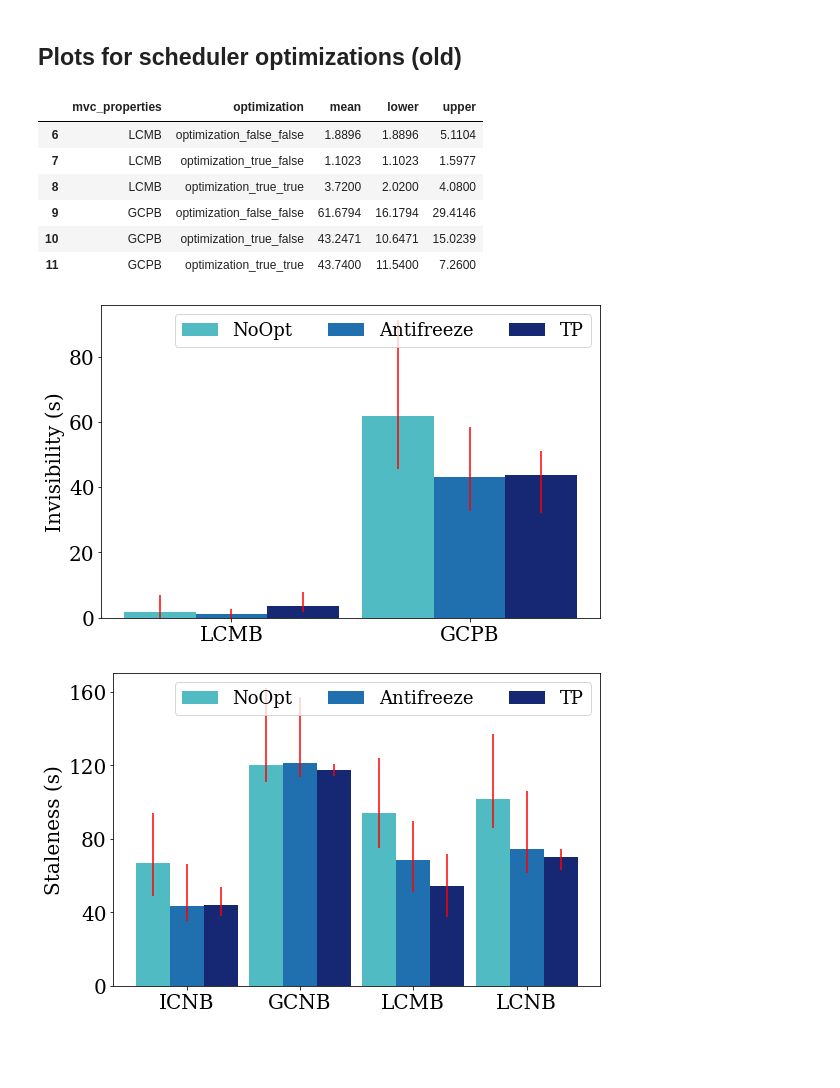
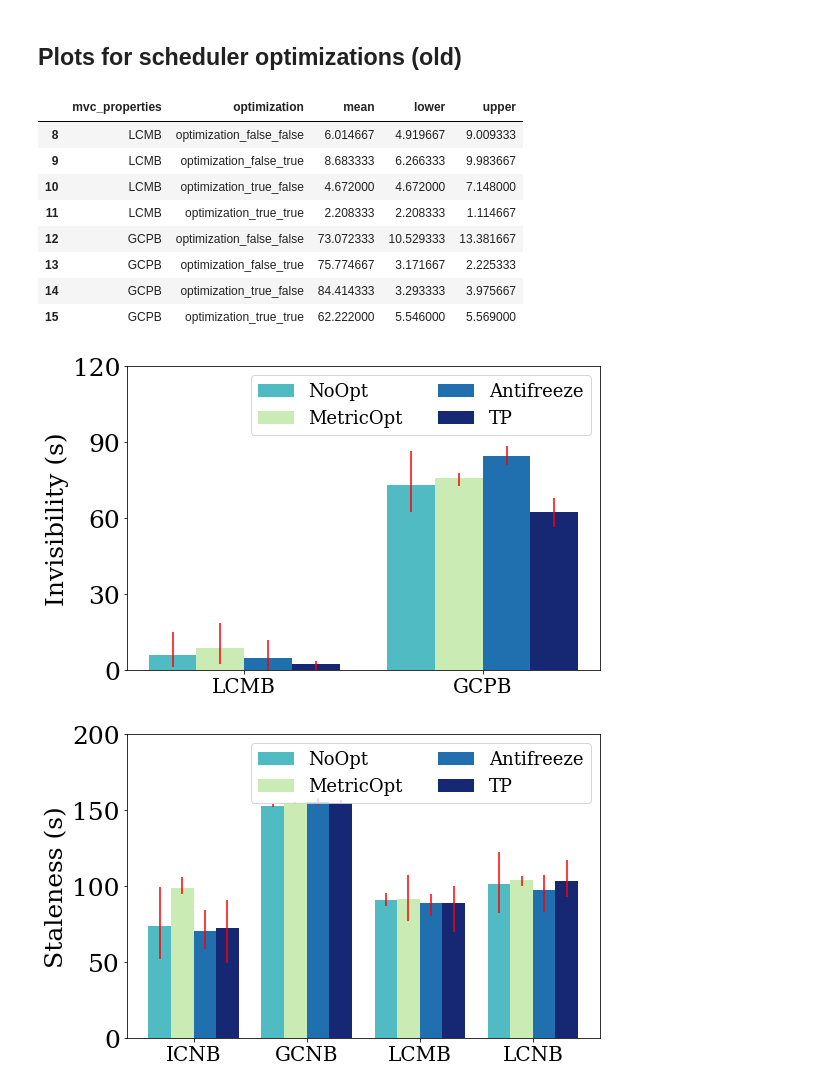
Before and after one commit to transactional-panorama/TP, a Jupyter notebook: superset/ace_driver/test_suite/notebooks/summarize_results.ipynb, the cells around one changed output. Cells and saved outputs as stored; diff of their text form; code cells hidden in the pictures; blank space fills up the shorter version.

```diff
--- a/superset/ace_driver/test_suite/notebooks/summarize_results.ipynb
+++ b/superset/ace_driver/test_suite/notebooks/summarize_results.ipynb
@@ -907,29 +907,34 @@ plot_line_chart(df=sl_df,
 # %%
 opt_name_dict = {"optimization_false_false": "NoOpt",
                  "optimization_true_false": "Antifreeze",
-                 "optimization_false_true": "Metrics",
-                 "optimization_true_true": "TP"}
+                 "optimization_false_true": "MetricOpt",
+                 "optimization_true_true": "TP",
+                 "optimization_metrics": "Metrics"}
 opt_color_dict = {"optimization_false_false": GRAPH_COLOR(120),
                  "optimization_true_false": GRAPH_COLOR(180),
                  "optimization_false_true": GRAPH_COLOR(60),
-                 "optimization_true_true": GRAPH_COLOR(240)}
+                 "optimization_true_true": GRAPH_COLOR(240),
+                 "optimization_metrics": GRAPH_COLOR(60)}
 
 opt_marker_dict = {"optimization_false_false": "o",
                  "optimization_true_false": "v",
                  "optimization_false_true": "^",
-                 "optimization_true_true": "s"}
+                 "optimization_true_true": "s",
+                 "optimization_metrics": "^"}
 
-opt_marker_size = 20
+opt_marker_size = 15
 
 opt_viewport_str = "opt_viewport"
 opt_exec_time_str = "opt_exec_time"
+metrics_str = "metrics"
+opt_metrics_str = "opt_metrics"
 opt_str = "optimization"
 opt_fig_size = (fig_width, fig_height)
-opt_bar_width = 0.3
+opt_bar_width = 0.2
 opt_iv_max = 80
 opt_sl_max = 160
 num_y_ticks = 4
-ncol = 3
+ncol = 2
 opt_legend_size = 18
 def read_raw_data_for_optimizations(result_home):
     df = pd.DataFrame(columns=[mvc_str, opt_str, run_str, iv_str, sl_str, iv_sl_str, tt_str])
@@ -961,7 +966,10 @@ def read_raw_data_for_optimizations_new(result_home):
                     run = parse_int(os.path.basename(root))
                     mvc_result = result[mvc_str]
                     explore_result = result[explore_str]
-                    opt_result = f'{opt_str}_{result[opt_exec_time_str]}_{result[opt_viewport_str]}'
+                    if opt_metrics_str in result and result[opt_metrics_str]:
+                        opt_result = f'{opt_str}_{metrics_str}'
+                    else:
+                        opt_result = f'{opt_str}_{result[opt_exec_time_str]}_{result[opt_viewport_str]}'
                     iv = float(result[iv_str])
                     sl = float(result[sl_str])
                     iv_sl = iv + sl
@@ -1207,21 +1276,27 @@ new_df = ln_sl_df.set_index([explore_str, opt_str])
 # %% [markdown]
 ## Plots for scheduler optimizations (old)
+# %%
+opt_x_tick_size = 20
+opt_y_tick_size = 25
+opt_label_size = 25
 # %%
-result_home = os.path.join(experiment_home, opt_str, "random_regular_change")
+result_home = os.path.join(experiment_home, opt_str + "_random")
 raw_df = read_raw_data_for_optimizations(result_home)
-raw_df = raw_df[raw_df["optimization"] != "optimization_false_true"]
+#raw_df = raw_df[raw_df["optimization"] != "optimization_false_true"]
 # %%
 agg_df = raw_df.drop([run_str], axis=1).groupby([mvc_str, opt_str]).agg([agg_value, "min", "max"])
 iv_df = massage_data(agg_df, iv_str)
 iv_df
 # %% [output]
 |  | mvc_properties | optimization | mean | lower | upper |
-| 6 | LCMB | optimization_false_false | 1.8896 | 1.8896 | 5.1104 |
-| 7 | LCMB | optimization_true_false | 1.1023 | 1.1023 | 1.5977 |
-| 8 | LCMB | optimization_true_true | 3.7200 | 2.0200 | 4.0800 |
-| 9 | GCPB | optimization_false_false | 61.6794 | 16.1794 | 29.4146 |
-| 10 | GCPB | optimization_true_false | 43.2471 | 10.6471 | 15.0239 |
-| 11 | GCPB | optimization_true_true | 43.7400 | 11.5400 | 7.2600 |
+| 8 | LCMB | optimization_false_false | 6.014667 | 4.919667 | 9.009333 |
+| 9 | LCMB | optimization_false_true | 8.683333 | 6.266333 | 9.983667 |
+| 10 | LCMB | optimization_true_false | 4.672000 | 4.672000 | 7.148000 |
+| 11 | LCMB | optimization_true_true | 2.208333 | 2.208333 | 1.114667 |
+| 12 | GCPB | optimization_false_false | 73.072333 | 10.529333 | 13.381667 |
+| 13 | GCPB | optimization_false_true | 75.774667 | 3.171667 | 2.225333 |
+| 14 | GCPB | optimization_true_false | 84.414333 | 3.293333 | 3.975667 |
+| 15 | GCPB | optimization_true_true | 62.222000 | 5.546000 | 5.569000 |
 # %%
 pdf_path = f'{notebook_home}/{opt_str}_random_regular_change_iv.pdf'
 draw_group_bar_charts(df=iv_df,
@@ -1230,43 +1305,43 @@ draw_group_bar_charts(df=iv_df,
                       y_axis_header=agg_value,
                       y_label=config_name_dict[iv_str],
                       fig_size=opt_fig_size,
-                      y_tick_max=opt_iv_max,
+                      y_tick_max=opt_iv_max + 40,
                       y_tick_num=num_y_ticks,
                       bar_width=opt_bar_width,
                       legend_size=opt_legend_size,
-                      x_tick_size=x_tick_size,
-                      y_tick_size=y_tick_size,
-                      y_label_size=y_label_size,
+                      x_tick_size=opt_x_tick_size,
+                      y_tick_size=opt_y_tick_size,
+                      y_label_size=opt_label_size,
                       group_label_dict=mvc_name_dict,
                       bar_label_dict=opt_name_dict,
                       bar_label_color_dict=opt_color_dict,
                       pdf_path=pdf_path,
                       ncol=ncol)
 # %% [output]
-[figure, old version]
+[figure, new version]
 # %%
 sl_df = massage_data(agg_df, sl_str)
 pdf_path = f'{notebook_home}/{opt_str}_random_regular_change_sl.pdf'
 draw_group_bar_charts(df=sl_df,
                       group_label_header=mvc_str,
                       bar_label_header=opt_str,
                       y_axis_header=agg_value,
                       y_label=config_name_dict[sl_str],
                       fig_size=opt_fig_size,
-                      y_tick_max=opt_sl_max,
+                      y_tick_max=opt_sl_max + 40,
                       y_tick_num=num_y_ticks,
                       bar_width=opt_bar_width,
                       legend_size=opt_legend_size,
-                      x_tick_size=x_tick_size,
-                      y_tick_size=y_tick_size,
-                      y_label_size=y_label_size,
+                      x_tick_size=opt_x_tick_size,
+                      y_tick_size=opt_y_tick_size,
+                      y_label_size=opt_label_size,
                       group_label_dict=mvc_name_dict,
                       bar_label_dict=opt_name_dict,
                       bar_label_color_dict=opt_color_dict,
                       pdf_path=pdf_path,
                       ncol=ncol)
 # %% [output]
-[figure, old version]
+[figure, new version]
 # %%
 rnd_iv_df = iv_df.set_index([mvc_str, opt_str])
 rnd_sl_df = sl_df.set_index([mvc_str, opt_str])
```
Also changed, not shown: parts of 17 cells of this notebook, 28 other files.
